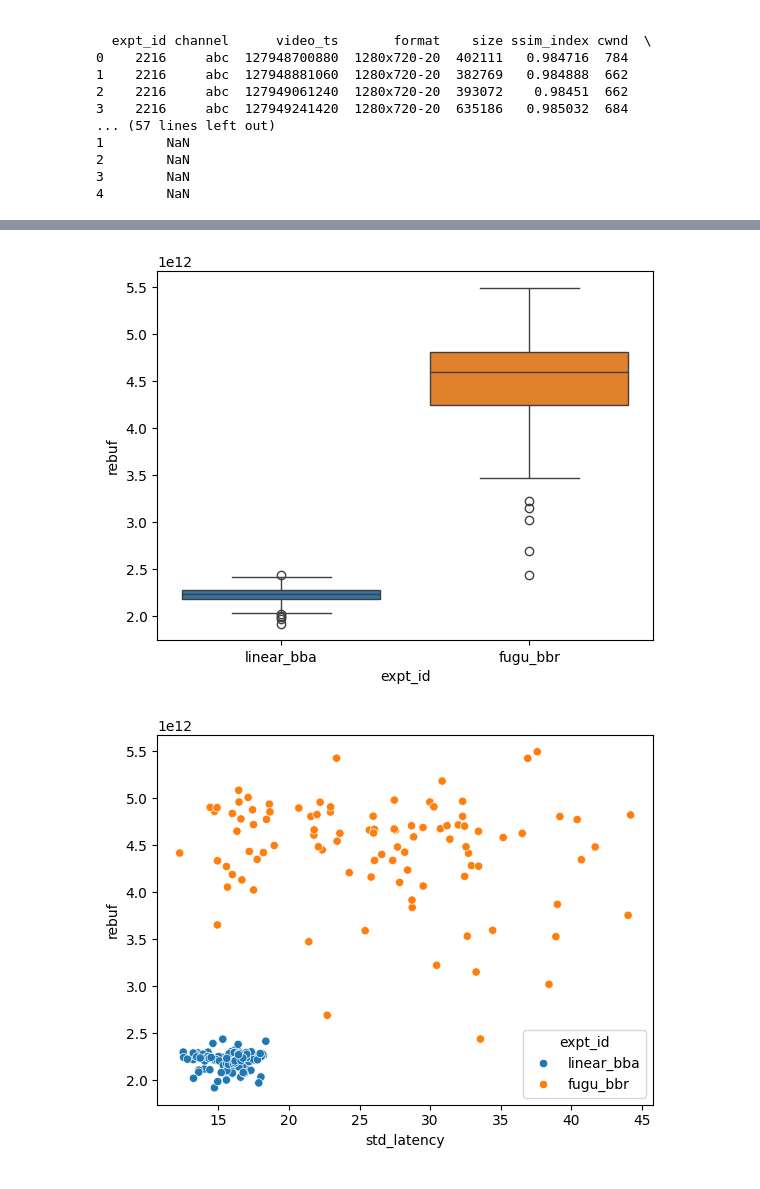
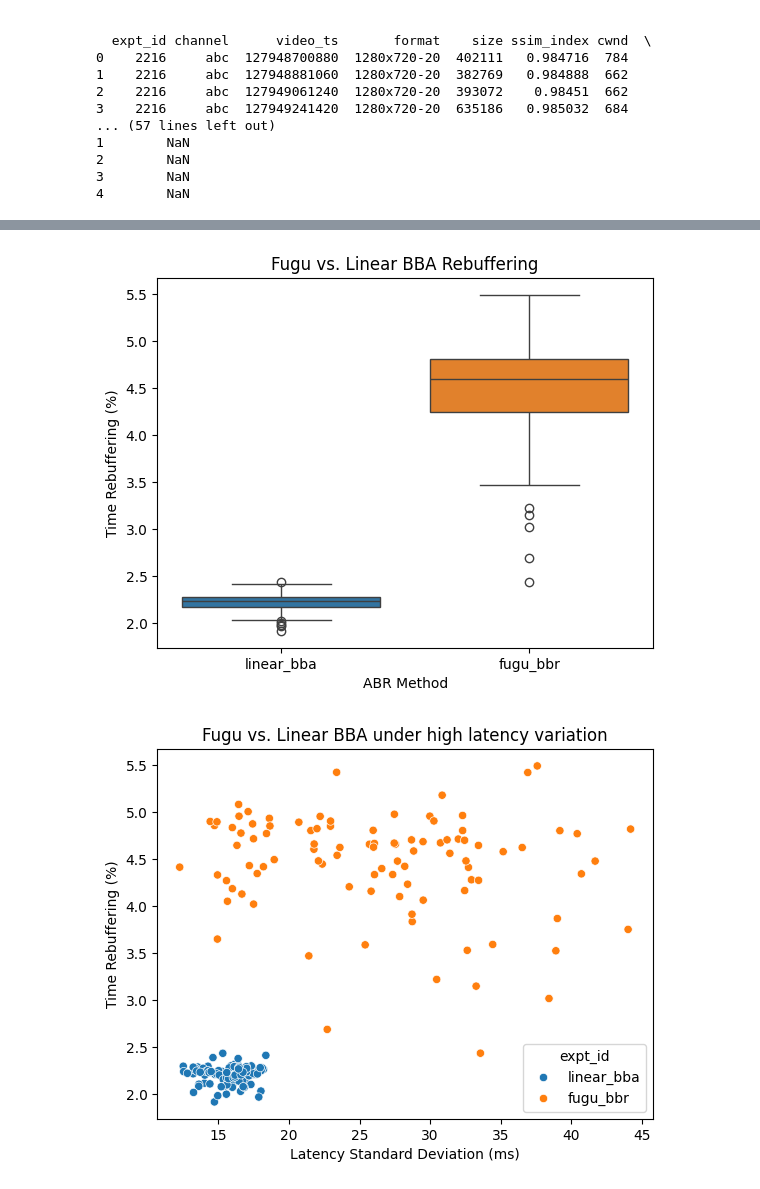
Before and after one commit to ViViVidam/293N, a Jupyter notebook: graphs.ipynb, the cells around one changed output, grey strips where cells are left out. Cells and saved outputs as stored; diff of their text form; code cells hidden in the pictures.

```diff
--- a/graphs.ipynb
+++ b/graphs.ipynb
@@ -478,39 +330,19 @@ _,_,_, linear_group_df = analyze(reader)
 # %%
 group_keys = ["expt_id", "session_id"]
-#group_df["ssim_index"] = group_df["ssim_index"].astype(np.float64)
 linear_group_df["delivery_rate"] = linear_group_df["delivery_rate"].astype(np.float64)
 linear_group_df["rtt"] = linear_group_df["rtt"].astype(np.float64)
 linear_group_df["qual_throughput"] = pd.qcut(linear_group_df["delivery_rate"].astype(np.float64), 3, labels=["low","medium","high"])
-#group_df["qual_rtt"] = pd.qcut(group_df["rtt"].astype(np.float64), 2, labels=["low","high"])
 grouped_group = linear_group_df.groupby(group_keys)
 
 
-time_s = (grouped_group["timestamp_x"].max() - grouped_group["timestamp_x"].min()).apply(lambda x: float(x) / 1000000000.0)
+#time_s = (grouped_group["timestamp_x"].max() - grouped_group["timestamp_x"].min()).apply(lambda x: float(x) / 1000000000.0)
+time_s = (grouped_group["timestamp_x"].max() - grouped_group["timestamp_x"].min()).apply(lambda x: float(x) * 1000)
 norm_rebuf = grouped_group["cum_rebuf"].max() / time_s
 norm_rebuf = norm_rebuf.dropna()
-#ssim = grouped_group["ssim_index"].mean()
 linear_graph_df = pd.DataFrame({"rebuf": norm_rebuf,
                          "channel": grouped_group["channel"].max(),
                          "avg_buffer": grouped_group["buffer"].mean(),
                          "std_throughput": grouped_group["delivery_rate"].std(),
                          "std_latency": grouped_group["rtt"].std(),
                          "qual_throughput": grouped_group["qual_throughput"].min(),
-                         #"qual_latency": grouped_group["qual_rtt"].min()
-                        })#.merge(ssim, how="inner", on=["expt_id", "session_id"])
+                        })
-# %%
-
-
-hue_order = linear_graph_df["qual_throughput"].unique()[::-1]
-linear_graph_df["expt_id"] = "linear_bba"
-
-grid = sns.FacetGrid(linear_graph_df, col="expt_id", hue="qual_throughput", hue_order=hue_order, palette="deep", col_wrap=4)
-#grid.add_legend()
-grid.map(sns.boxplot,"qual_throughput","rebuf")
-
-
-# seaborn legend is broken and doesn't add colors
-labels = hue_order
-colors = sns.color_palette("deep").as_hex()[:len(labels)]
-handles=[patches.Patch(color=col, label=lab) for col, lab in zip (colors, labels)]
-plt.legend(handles=handles, title='qual_throughput', loc='center left', bbox_to_anchor=(1.1, 1))
-plt.show()
@@ -519,24 +349,19 @@ plt.show()
 # %%
 combo_df = pd.concat([linear_graph_df,fugu_graph_df])
 # %%
-#grid = sns.FacetGrid(combo_df, col="expt_id", hue="expt_id", palette="deep", col_wrap=4)
-#grid.add_legend()
-#grid.map(sns.boxplot,"qual_throughput","rebuf")
-sns.boxplot(combo_df,x="expt_id",y="rebuf",hue="expt_id")
-
-
-# seaborn legend is broken and doesn't add colors
-#labels = hue_order
-#colors = sns.color_palette("deep").as_hex()[:len(labels)]
-#handles=[patches.Patch(color=col, label=lab) for col, lab in zip (colors, labels)]
-#plt.legend(handles=handles, title='qual_throughput', loc='center left', bbox_to_anchor=(1.1, 1))
+ax = sns.boxplot(combo_df,x="expt_id",y="rebuf",hue="expt_id")
+ax.set_xlabel("ABR Method")
+ax.set_ylabel("Time Rebuffering (%)")
+plt.title("Fugu vs. Linear BBA Rebuffering")
 plt.show()
 # %% [output]
-[figure, old version]
+[figure, new version]
 # %%
-
-sns.scatterplot(combo_df,x="std_latency",y="rebuf",hue="expt_id")
+ax =sns.scatterplot(combo_df,x="std_latency",y="rebuf",hue="expt_id")
+ax.set_xlabel("Latency Standard Deviation (ms)")
+ax.set_ylabel("Time Rebuffering (%)")
+plt.title("Fugu vs. Linear BBA under high latency variation")
 plt.show()
 # %% [output]
-[figure, old version]
+[figure, new version]
 # %%
```
Also changed, not shown: parts of 29 cells of this notebook, 1 other file.
